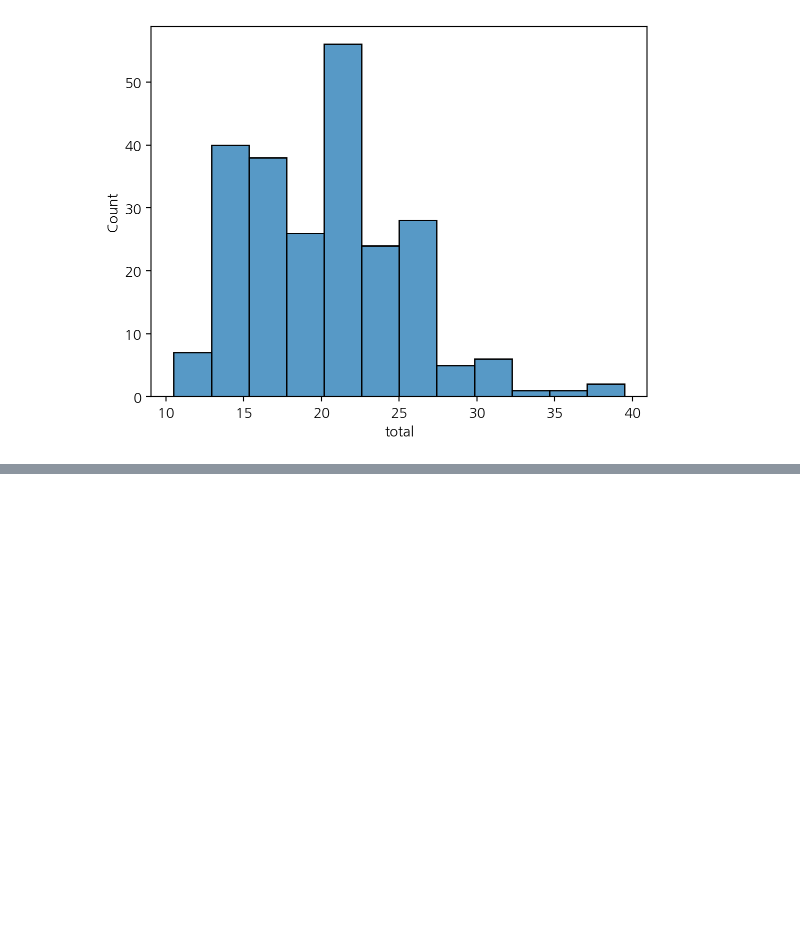
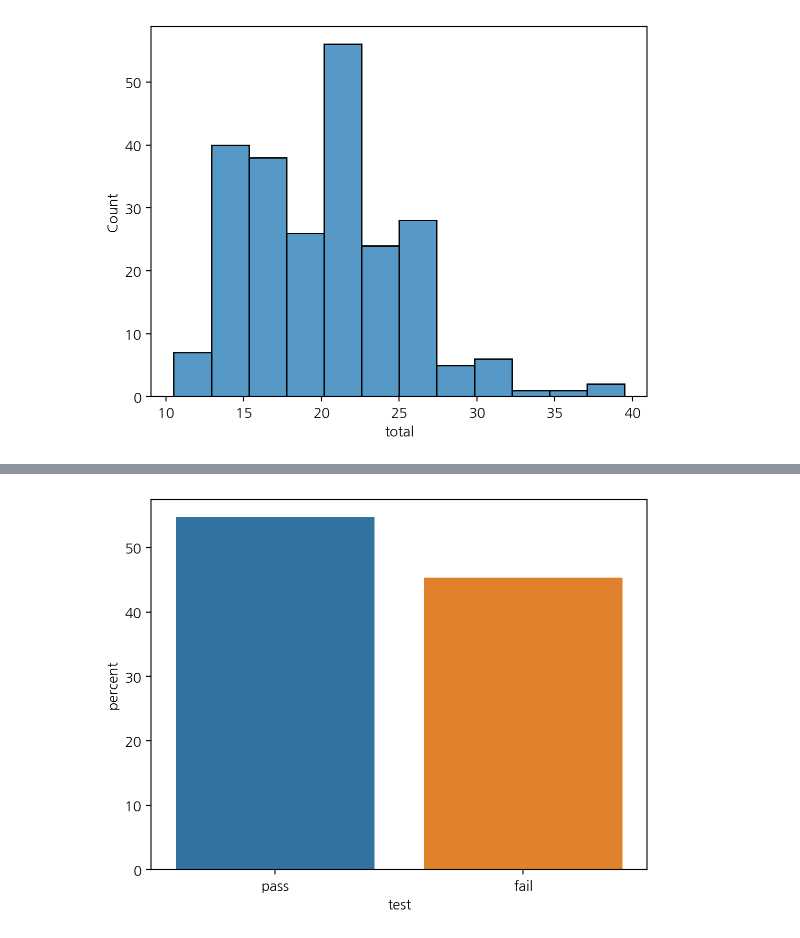
Before and after one commit to parkj00won/2025-1-myclass-BDA, a Jupyter notebook: inclass/05w_B_wed_0402_easy_ch05_06.ipynb, the cells around one changed output, grey strips where cells are left out. Saved outputs shown, nothing was run; the diff lists cells and outputs as text; code cells hidden in the pictures; blank space fills up the shorter version.

```diff
--- a/inclass/05w_B_wed_0402_easy_ch05_06.ipynb
+++ b/inclass/05w_B_wed_0402_easy_ch05_06.ipynb
@@ -335,0 +396,4 @@ sns.histplot(mpg, x="total"); # x=mpg.total
+# %%
+sns.countplot(data=mpg, x="test", hue="test", stat= "percent"); # 시험 예상
+# %% [output]
+[figure, added]
```
Also changed, not shown: parts of 43 cells of this notebook.
